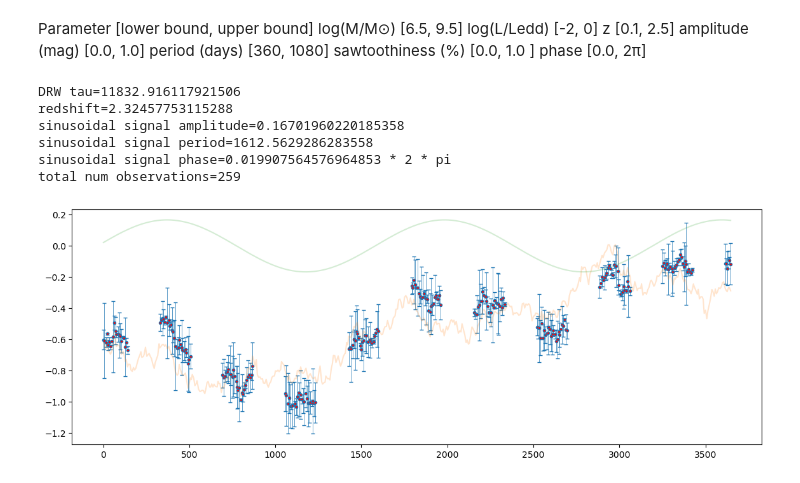
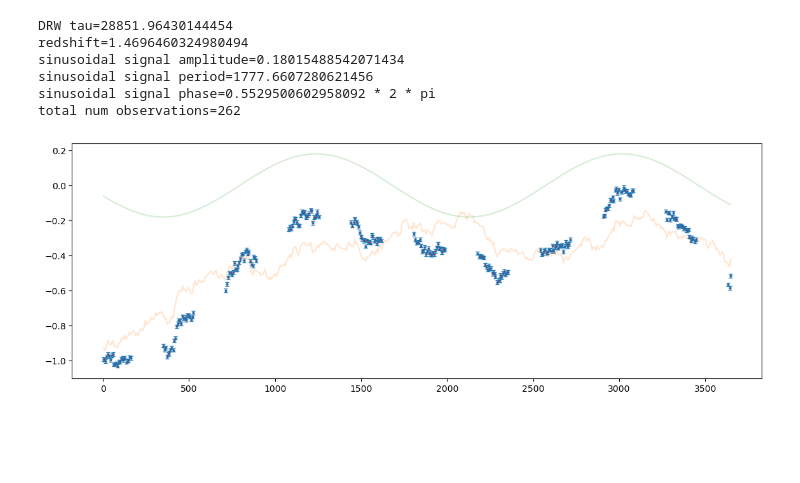
Before and after one commit to skp80286/smbhb_detection, a Jupyter notebook: simulation.ipynb, the cells around one changed output. Drawn from its saved outputs; the diff is of its cells as text; code cells hidden in the pictures; blank space fills up the shorter version.

Commit message:
Fixed error bars after review.

```diff
--- a/simulation.ipynb
+++ b/simulation.ipynb
@@ -1,14 +1,5 @@
 # %%
 from astroML.time_series import generate_damped_RW
-# %% [markdown]
-Parameter [lower bound, upper bound]
-log(M/M⊙) [6.5, 9.5]
-log(L/Ledd) [-2, 0]
-z [0.1, 2.5]
-amplitude (mag) [0.0, 1.0]
-period (days) [360, 1080]
-sawtoothiness (%) [0.0, 1.0 ]
-phase [0.0, 2π]
 # %%
 def generateFixedSample():
     amplitude = 0.5
@@ -23,6 +14,7 @@ def generateFixedSample():
 # %%
 import random
 import numpy as np
+from operator import add
 
 def generateRandomSample(survey_params, is_binary):
     # tau parameter for damped random walk
@@ -32,8 +24,6 @@ def generateRandomSample(survey_params, is_binary):
     # redshift between 0.1 to 2.5
     redshift = random.uniform(0.1, 2.5)
     print("redshift=" + str(redshift))
-
-    sine = []
 
     # Observations have certain cadence. e.g. expected to be every ~7 days for LSST. Therefore,
     t_rest = list(range(1, survey_params.observation_period, survey_params.cadence))
@@ -58,7 +48,7 @@ def generateRandomSample(survey_params, is_binary):
         print("sinusoidal signal phase=" + str(phase) +" * 2 * pi")
 
         sine = [ amplitude * math.sin(2 * math.pi * (phase + (x % period) / period)) for x in t_rest ]
-        drw_sine = [ (drw[x] + sine[x]) for x in range (len (t_rest))]
+        drw_sine = list(map(add, drw, sine))
     else:
         drw_sine = drw
 
@@ -76,7 +66,7 @@ def generateRandomSample(survey_params, is_binary):
             t_rest_with_gaps.append(t_rest[x])
     print("total num observations=" + str(len(t_rest_with_gaps)))
     # add simulated error bars
-    signal_error = [ abs(random.gauss(0, 0.1)) for x in t_rest_with_gaps ]
+    signal_error = [ survey_params.photometric_error ] * len(t_rest_with_gaps)
     return (t_rest_with_gaps, drw_sine_with_gaps, signal_error, t_rest, drw, sine)
 # %%
 from dataclasses import dataclass
@@ -96,22 +86,22 @@ AXIS = SurveyParams(observation_period = 7 * 365, cadence = 7, cadence_deviation
 # %%
 # main function
 import matplotlib.pyplot as plt
 import math
 
 is_binary = True
 light_curve = generateRandomSample(LSST, is_binary) #  generateFixedSample / generateRandomSample(LSST)
 plt.figure().set_figwidth(14)
-plt.errorbar(light_curve[0], light_curve[1], yerr=light_curve[2], fmt='o', ms=3, mfc='red', lw=0.5,capsize=2, mouseover=True)
+plt.errorbar(light_curve[0], light_curve[1], yerr=light_curve[2], fmt='o', ms=2, mfc='red', lw=0.5,capsize=2, mouseover=True)
 plt.plot(light_curve[3], light_curve[4], alpha=0.2)
 if is_binary:
     plt.plot(light_curve[3], light_curve[5], alpha=0.2)
 
 plt.show()
 # %% [output]
-DRW tau=11832.916117921506
-redshift=2.32457753115288
-sinusoidal signal amplitude=0.16701960220185358
-sinusoidal signal period=1612.5629286283558
-sinusoidal signal phase=0.019907564576964853 * 2 * pi
-total num observations=259
+DRW tau=28851.96430144454
+redshift=1.4696460324980494
+sinusoidal signal amplitude=0.18015488542071434
+sinusoidal signal period=1777.6607280621456
+sinusoidal signal phase=0.5529500602958092 * 2 * pi
+total num observations=262
-[figure, old version]
+[figure, new version]
```
